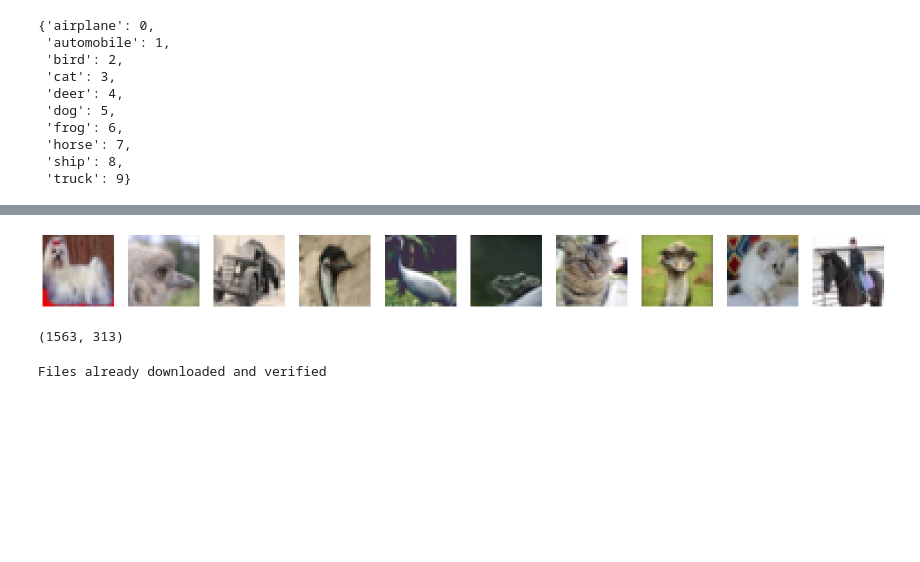
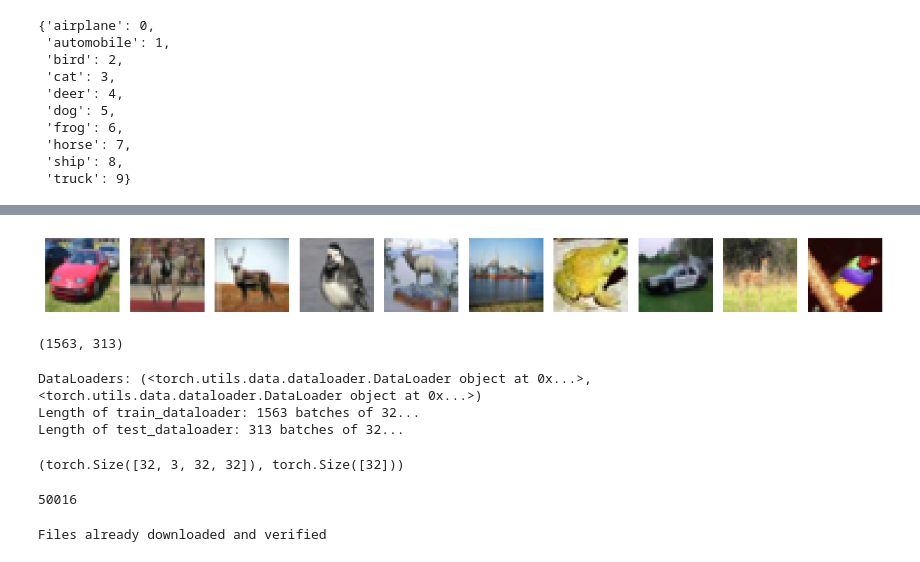
Before and after one commit to beyzoskaya/PyTorch_deepLearning, a Jupyter notebook: CIFAR10_classification.ipynb, the cells around one changed output, grey strips where cells are left out. Saved outputs shown, nothing was run; the diff lists cells and outputs as text; code cells hidden in the pictures; blank space fills up the shorter version.

```diff
--- a/CIFAR10_classification.ipynb
+++ b/CIFAR10_classification.ipynb
@@ -149,10 +146,3 @@ random.sample(range(len(train_set)), k=5)
-# %%
-display_random_images(train_set,
-                      n=10,
-                      classes=class_names,
-                      seed=None)
-# %% [output]
-[figure, removed]
 # %%
 import os
 BATCH_SIZE = 32
@@ -165,10 +155,68 @@ test_dataloader = torch.utils.data.DataLoader(test_set,
                                               batch_size=BATCH_SIZE,
                                               shuffle=False,
                                               num_workers=NUM_WORKERS)
+# %%
+def display_random_images_DataLoader(dataset_loader: torch.utils.data.DataLoader,
+                                     classes: List[str] = None,
+                                     n: int = None,
+                                     display_shape: bool = True,
+                                     seed: int = None):
+    if n is None:
+        n = 10
+        display_shape = False
+        print(f"For display purposes, n shouldn't be larger than 10. Setting n to 10 and removing shape display.")
+
+    if seed:
+        torch.manual_seed(seed)
+
+    dataset = dataset_loader.dataset
+    batch_size = dataset_loader.batch_size
+    num_samples = len(dataset)
+    random_sample_indices = random.sample(range(num_samples), k=n)
+
+    plt.figure(figsize=(12, 6))
+
+    for index, sample_idx in enumerate(random_sample_indices):
+        batch_idx = sample_idx // batch_size
+        within_batch_idx = sample_idx % batch_size
+
+        batch_data, batch_labels = next(iter(dataset_loader))  # Retrieve the entire batch
+
+        target_image = batch_data[within_batch_idx] / 2 + 0.5
+        target_image_transform = target_image.permute(1, 2, 0)
+
+        plt.subplot(1, n, index + 1)
+        plt.imshow(target_image_transform)
+        plt.axis(False)
+
+    plt.tight_layout()
+    plt.show()
+
+# Example usage
+display_random_images_DataLoader(train_dataloader, classes=class_names, n=10, seed=None)
+# %% [output]
+[figure, added]
 # %%
 len(train_dataloader), len(test_dataloader)
 # %% [output]
 (1563, 313)
+# %%
+print(f"DataLoaders: {train_dataloader, test_dataloader}")
+print(f"Length of train_dataloader: {len(train_dataloader)} batches of {BATCH_SIZE}...")
+print(f"Length of test_dataloader: {len(test_dataloader)} batches of {BATCH_SIZE}...")
+# %% [output]
+DataLoaders: (<torch.utils.data.dataloader.DataLoader object at 0x...>, <torch.utils.data.dataloader.DataLoader object at 0x...>)
+Length of train_dataloader: 1563 batches of 32...
+Length of test_dataloader: 313 batches of 32...
+# %%
+train_features_batch, train_labels_batch = next(iter(train_dataloader))
+train_features_batch.shape, train_labels_batch.shape
+# %% [output]
+(torch.Size([32, 3, 32, 32]), torch.Size([32]))
+# %%
+1563 * 32
+# %% [output]
+50016
 # %%
 augmentation_transform = transforms.Compose([
     transforms.RandomHorizontalFlip(),  # Randomly flip the image horizontally
```
Also changed, not shown: parts of 25 cells of this notebook.
